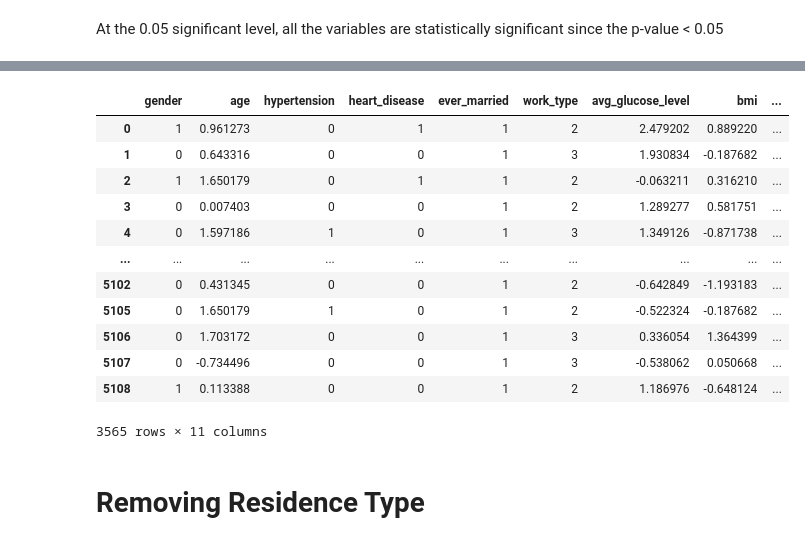
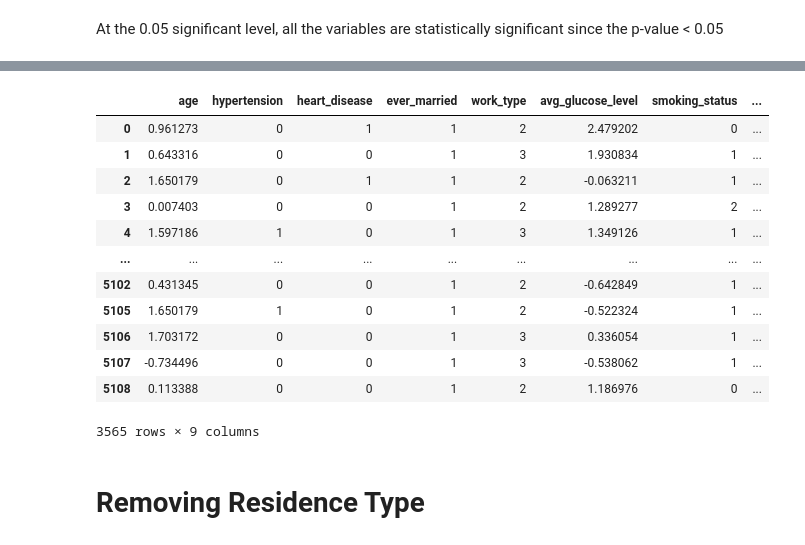
Before and after one commit to summerthia02/bt4222_project, a Jupyter notebook: BT4222.ipynb, the cells around one changed output, grey strips where cells are left out. Cells and saved outputs as stored; diff of their text form; code cells hidden in the pictures.

```diff
--- a/BT4222.ipynb
+++ b/BT4222.ipynb
@@ -103,8 +103,16 @@ The number of rows where the gender is Other is 1
 #remove gender = other
 df =df[df['gender'] != 'Other']
 # %%
-# Calculate the mean of non-NaN values in the bmi column
 bmi_mean = df['bmi'].mean()
+print(bmi_mean)
 
-# Fill the NaN values in the bmi column with the mean value
-df['bmi'].fillna(bmi_mean, inplace=True)
+stroke_mean_bmi = df.loc[df['stroke'] == 1, 'bmi'].mean()
+print(stroke_mean_bmi)
+
+nonstroke_mean_bmi = df.loc[df['stroke'] == 0, 'bmi'].mean()
+print(nonstroke_mean_bmi)
+
+df.loc[(df['stroke'] == 1) & (df['bmi'].isnull()), 'bmi'] = stroke_mean_bmi
+df.loc[(df['stroke'] == 0) & (df['bmi'].isnull()), 'bmi'] = nonstroke_mean_bmi
+
+df.isnull().sum()
@@ -316,22 +333,22 @@ NameError: name 'X_resampled' is not defined
 # %%
 #removing residence_type
-
-df2= df.drop('Residence_type', axis=1)
+to_drop = ['Residence_type','gender','bmi']
+df2= df.drop(to_drop, axis=1)
 df2
 # %% [output]
-|  | gender | age | hypertension | heart_disease | ever_married | work_type | avg_glucose_level | bmi | ... |
-| 0 | 1 | 0.961273 | 0 | 1 | 1 | 2 | 2.479202 | 0.889220 | ... |
-| 1 | 0 | 0.643316 | 0 | 0 | 1 | 3 | 1.930834 | -0.187682 | ... |
-| 2 | 1 | 1.650179 | 0 | 1 | 1 | 2 | -0.063211 | 0.316210 | ... |
-| 3 | 0 | 0.007403 | 0 | 0 | 1 | 2 | 1.289277 | 0.581751 | ... |
-| 4 | 0 | 1.597186 | 1 | 0 | 1 | 3 | 1.349126 | -0.871738 | ... |
-| ... | ... | ... | ... | ... | ... | ... | ... | ... | ... |
-| 5102 | 0 | 0.431345 | 0 | 0 | 1 | 2 | -0.642849 | -1.193183 | ... |
-| 5105 | 0 | 1.650179 | 1 | 0 | 1 | 2 | -0.522324 | -0.187682 | ... |
-| 5106 | 0 | 1.703172 | 0 | 0 | 1 | 3 | 0.336054 | 1.364399 | ... |
-| 5107 | 0 | -0.734496 | 0 | 0 | 1 | 3 | -0.538062 | 0.050668 | ... |
-| 5108 | 1 | 0.113388 | 0 | 0 | 1 | 2 | 1.186976 | -0.648124 | ... |
+|  | age | hypertension | heart_disease | ever_married | work_type | avg_glucose_level | smoking_status | ... |
+| 0 | 0.961273 | 0 | 1 | 1 | 2 | 2.479202 | 0 | ... |
+| 1 | 0.643316 | 0 | 0 | 1 | 3 | 1.930834 | 1 | ... |
+| 2 | 1.650179 | 0 | 1 | 1 | 2 | -0.063211 | 1 | ... |
+| 3 | 0.007403 | 0 | 0 | 1 | 2 | 1.289277 | 2 | ... |
+| 4 | 1.597186 | 1 | 0 | 1 | 3 | 1.349126 | 1 | ... |
+| ... | ... | ... | ... | ... | ... | ... | ... | ... |
+| 5102 | 0.431345 | 0 | 0 | 1 | 2 | -0.642849 | 1 | ... |
+| 5105 | 1.650179 | 1 | 0 | 1 | 2 | -0.522324 | 1 | ... |
+| 5106 | 1.703172 | 0 | 0 | 1 | 3 | 0.336054 | 1 | ... |
+| 5107 | -0.734496 | 0 | 0 | 1 | 3 | -0.538062 | 1 | ... |
+| 5108 | 0.113388 | 0 | 0 | 1 | 2 | 1.186976 | 0 | ... |
-3565 rows × 11 columns
+3565 rows × 9 columns
 # %% [markdown]
 # Removing Residence Type
 # %%
```
Also changed, not shown: parts of 16 cells of this notebook.
